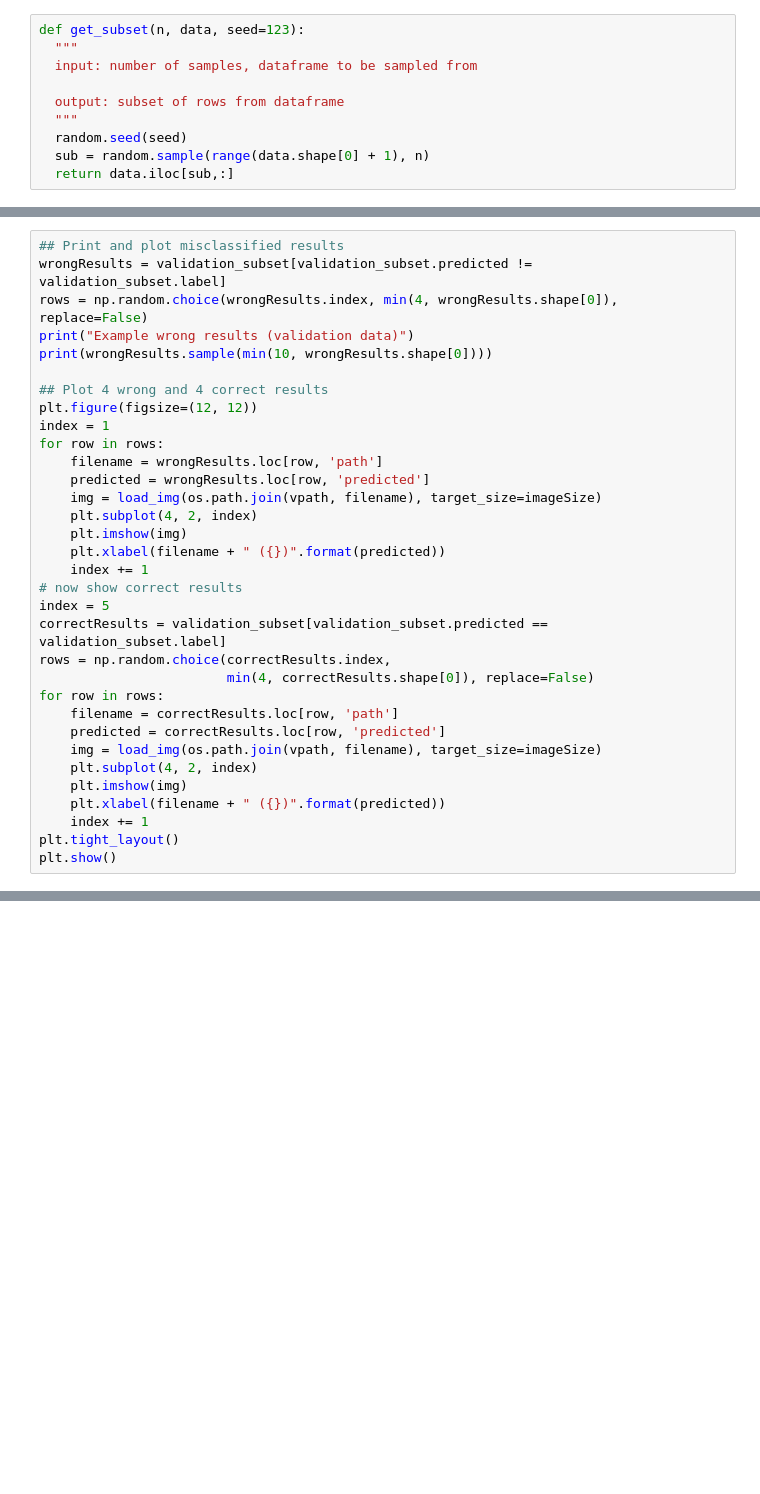
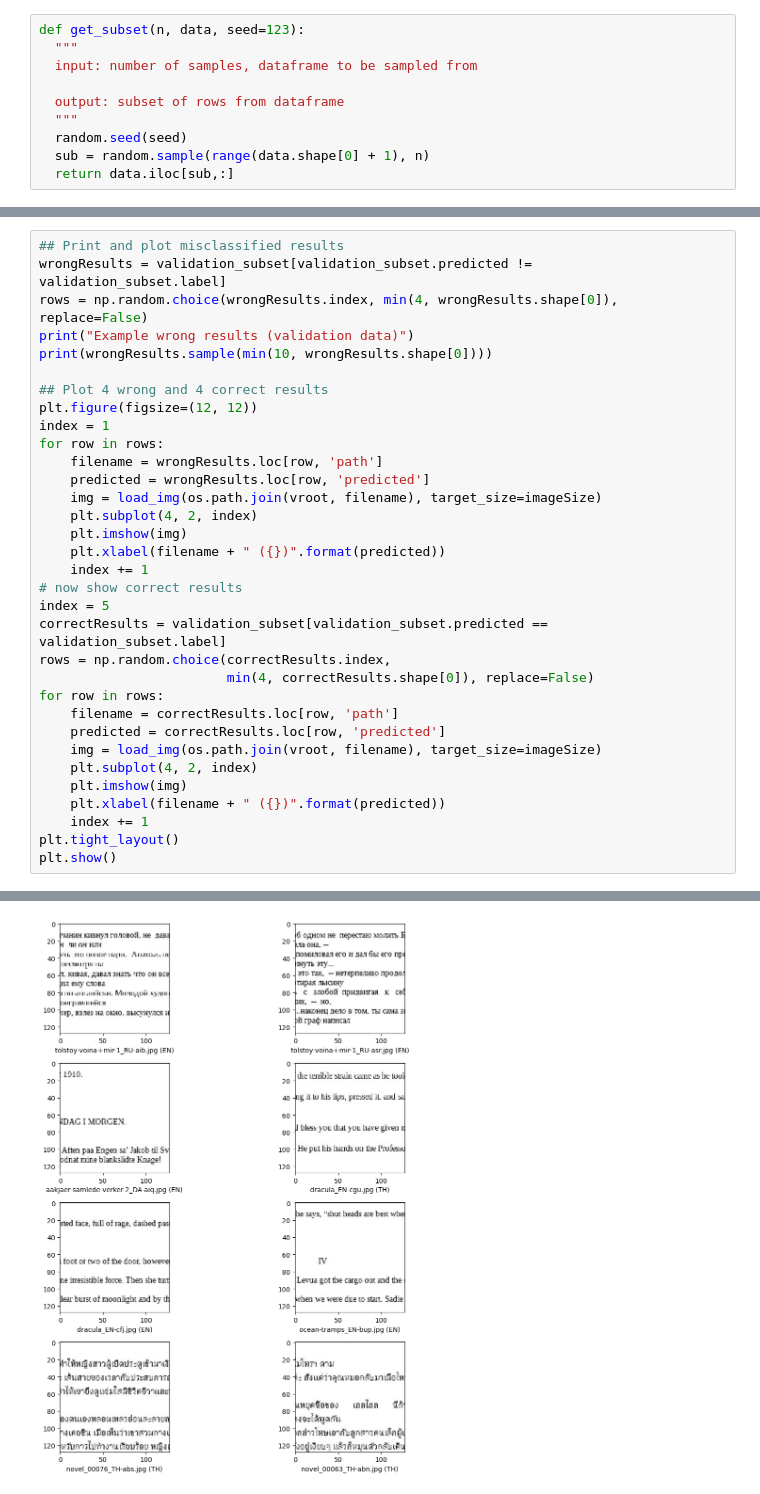
Before and after one commit to josephy02/info370-ps-07, a Jupyter notebook: INFO371_PS7.ipynb, the cells around one changed output, grey strips where cells are left out. Cells and saved outputs as stored; diff of their text form; blank space fills up the shorter version.

```diff
--- a/INFO371_PS7.ipynb
+++ b/INFO371_PS7.ipynb
@@ -169,7 +233,7 @@ index = 1
 for row in rows:
     filename = wrongResults.loc[row, 'path']
     predicted = wrongResults.loc[row, 'predicted']
-    img = load_img(os.path.join(vpath, filename), target_size=imageSize)
+    img = load_img(os.path.join(vroot, filename), target_size=imageSize)
     plt.subplot(4, 2, index)
     plt.imshow(img)
     plt.xlabel(filename + " ({})".format(predicted))
@@ -182,10 +246,11 @@ rows = np.random.choice(correctResults.index,
 for row in rows:
     filename = correctResults.loc[row, 'path']
     predicted = correctResults.loc[row, 'predicted']
-    img = load_img(os.path.join(vpath, filename), target_size=imageSize)
+    img = load_img(os.path.join(vroot, filename), target_size=imageSize)
     plt.subplot(4, 2, index)
     plt.imshow(img)
     plt.xlabel(filename + " ({})".format(predicted))
     index += 1
 plt.tight_layout()
 plt.show()
+# %% [output]
@@ -191,0 +269 @@ plt.show()
+[figure, added]
```
Also changed, not shown: parts of 10 cells of this notebook.
